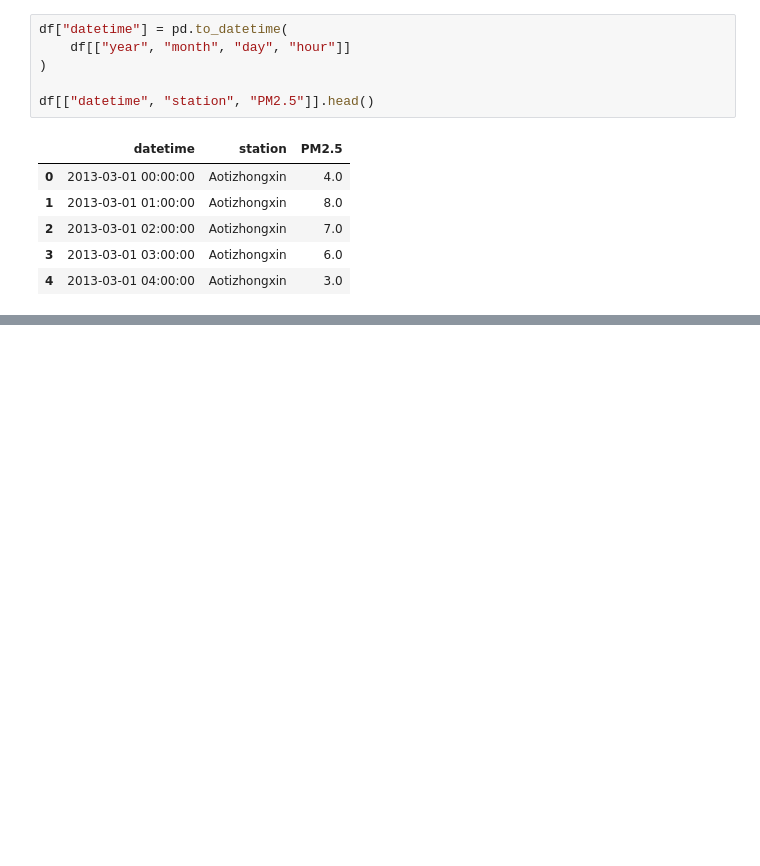
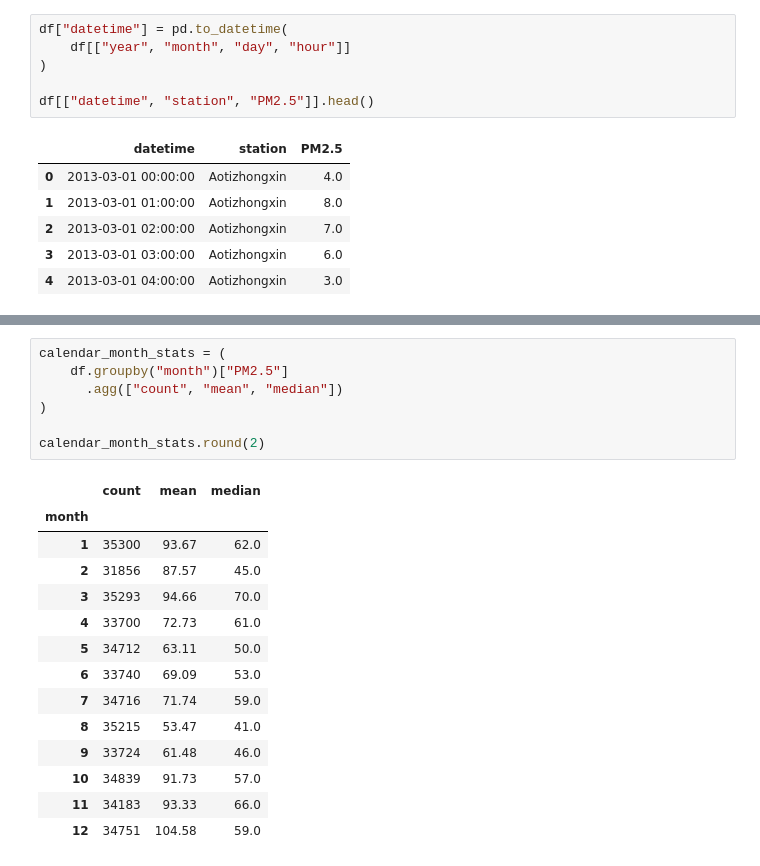
Before and after one commit to AnzarAliShaikh18/air-quality-data-audit, a Jupyter notebook: analysis.ipynb, the cells around one changed output, grey strips where cells are left out. Cells and saved outputs as stored; diff of their text form; blank space fills up the shorter version.

```diff
--- a/analysis.ipynb
+++ b/analysis.ipynb
@@ -249,0 +277,22 @@ df[["datetime", "station", "PM2.5"]].head()
+# %%
+calendar_month_stats = (
+    df.groupby("month")["PM2.5"]
+      .agg(["count", "mean", "median"])
+)
+
+calendar_month_stats.round(2)
+# %% [output]
+|  | count | mean | median |
+| month |  |  |  |
+| 1 | 35300 | 93.67 | 62.0 |
+| 2 | 31856 | 87.57 | 45.0 |
+| 3 | 35293 | 94.66 | 70.0 |
+| 4 | 33700 | 72.73 | 61.0 |
+| 5 | 34712 | 63.11 | 50.0 |
+| 6 | 33740 | 69.09 | 53.0 |
+| 7 | 34716 | 71.74 | 59.0 |
+| 8 | 35215 | 53.47 | 41.0 |
+| 9 | 33724 | 61.48 | 46.0 |
+| 10 | 34839 | 91.73 | 57.0 |
+| 11 | 34183 | 93.33 | 66.0 |
+| 12 | 34751 | 104.58 | 59.0 |
```
Also changed, not shown: parts of 3 cells of this notebook.
